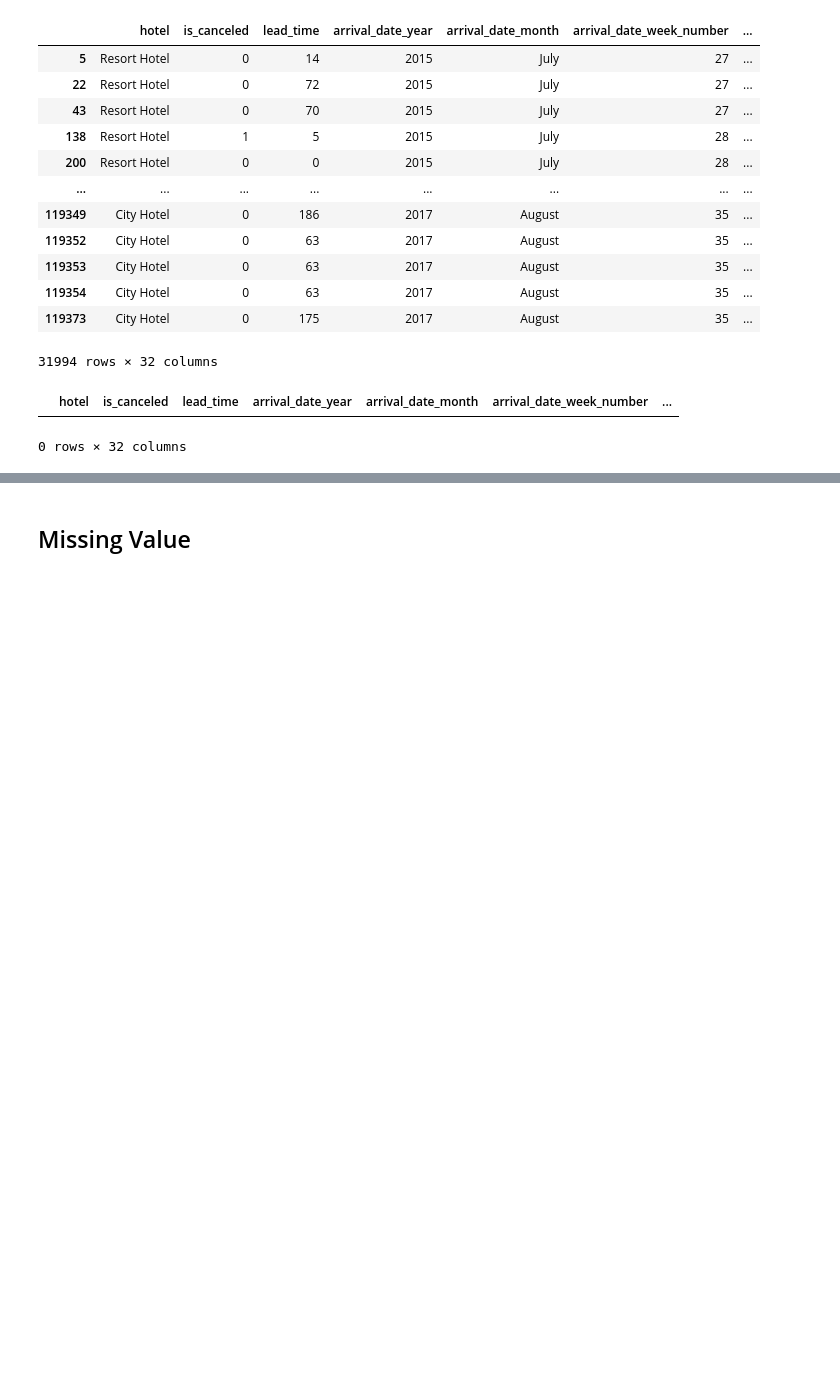
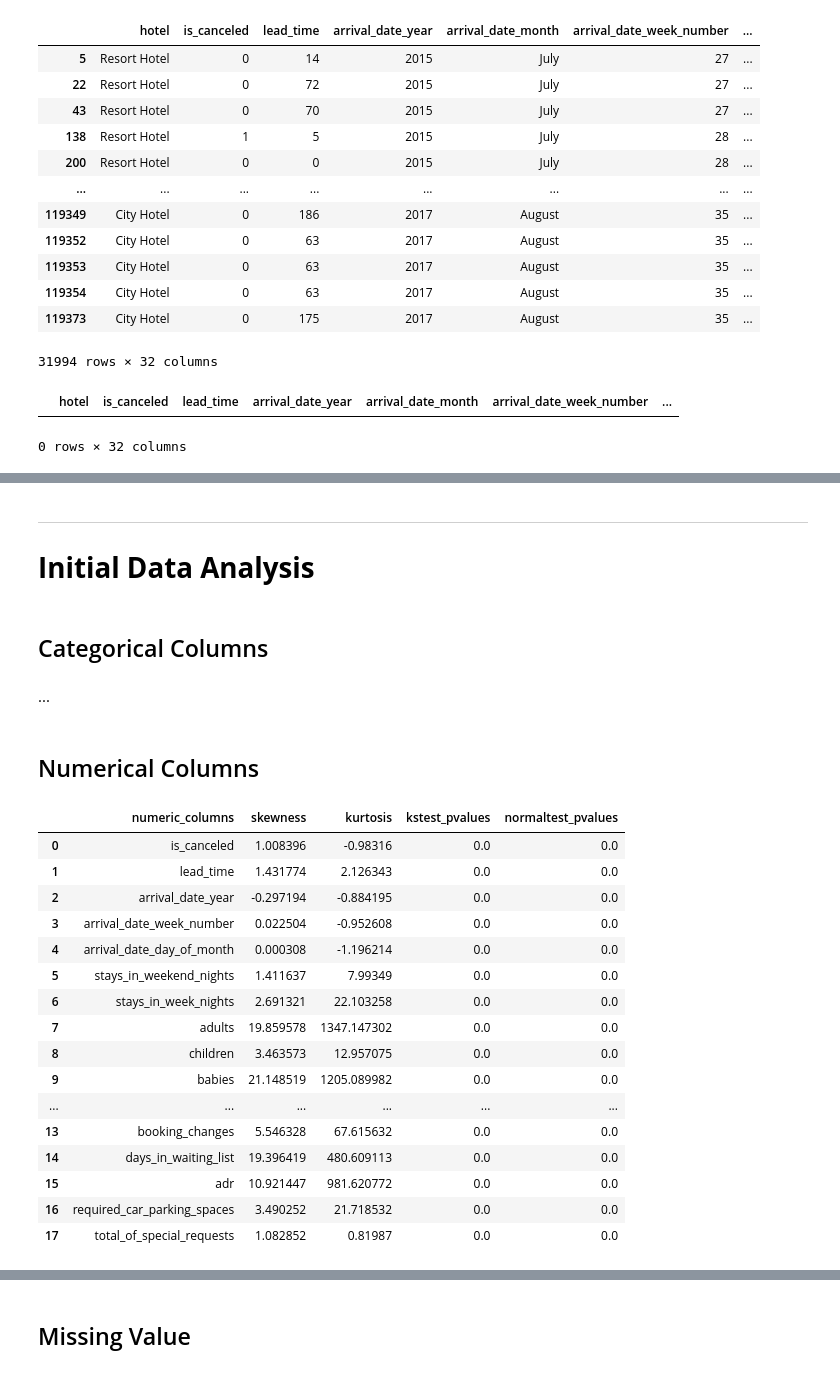
Before and after one commit to garudapaksi-yusuf/Hotel_Booking_Demand, a Jupyter notebook: Hotel_Bookings.ipynb, the cells around one changed output, grey strips where cells are left out. Saved outputs shown, nothing was run; the diff lists cells and outputs as text; code cells hidden in the pictures; blank space fills up the shorter version.

```diff
--- a/Hotel_Bookings.ipynb
+++ b/Hotel_Bookings.ipynb
@@ -265,0 +295,10 @@ df[df.duplicated()]
+# %% [markdown]
+---
+
+# **Initial Data Analysis**
+# %% [markdown]
+## Categorical Columns
+# %% [markdown]
+...
+# %% [markdown]
+## Numerical Columns
@@ -265,0 +357,34 @@ df[df.duplicated()]
+# %%
+# Listing numerical columns
+numeric_columns = df.select_dtypes(include='number')
+
+# Finding probability values of numerical columns
+kstest_pvalues = numeric_columns.apply(lambda column: kstest(rvs=column, cdf='norm', # Comparing numerical columns against normal distribution
+                                                               nan_policy='omit') # Handling missing values in columns
+                                                               [1]).values
+normaltest_pvalues = numeric_columns.apply(lambda column: normaltest(a=column, nan_policy='omit')[1]).values
+
+# Showing statistic values of numerical columns
+pd.DataFrame({'numeric_columns': df.select_dtypes(include='number').columns,
+              'skewness': df.skew(numeric_only=True).values,
+              'kurtosis': df.kurt(numeric_only=True).values,
+              'kstest_pvalues': kstest_pvalues,
+              'normaltest_pvalues': normaltest_pvalues})
+# %% [output]
+|  | numeric_columns | skewness | kurtosis | kstest_pvalues | normaltest_pvalues |
+| 0 | is_canceled | 1.008396 | -0.98316 | 0.0 | 0.0 |
+| 1 | lead_time | 1.431774 | 2.126343 | 0.0 | 0.0 |
+| 2 | arrival_date_year | -0.297194 | -0.884195 | 0.0 | 0.0 |
+| 3 | arrival_date_week_number | 0.022504 | -0.952608 | 0.0 | 0.0 |
+| 4 | arrival_date_day_of_month | 0.000308 | -1.196214 | 0.0 | 0.0 |
+| 5 | stays_in_weekend_nights | 1.411637 | 7.99349 | 0.0 | 0.0 |
+| 6 | stays_in_week_nights | 2.691321 | 22.103258 | 0.0 | 0.0 |
+| 7 | adults | 19.859578 | 1347.147302 | 0.0 | 0.0 |
+| 8 | children | 3.463573 | 12.957075 | 0.0 | 0.0 |
+| 9 | babies | 21.148519 | 1205.089982 | 0.0 | 0.0 |
+| ... | ... | ... | ... | ... | ... |
+| 13 | booking_changes | 5.546328 | 67.615632 | 0.0 | 0.0 |
+| 14 | days_in_waiting_list | 19.396419 | 480.609113 | 0.0 | 0.0 |
+| 15 | adr | 10.921447 | 981.620772 | 0.0 | 0.0 |
+| 16 | required_car_parking_spaces | 3.490252 | 21.718532 | 0.0 | 0.0 |
+| 17 | total_of_special_requests | 1.082852 | 0.81987 | 0.0 | 0.0 |
```
Also changed, not shown: parts of 30 cells of this notebook.
